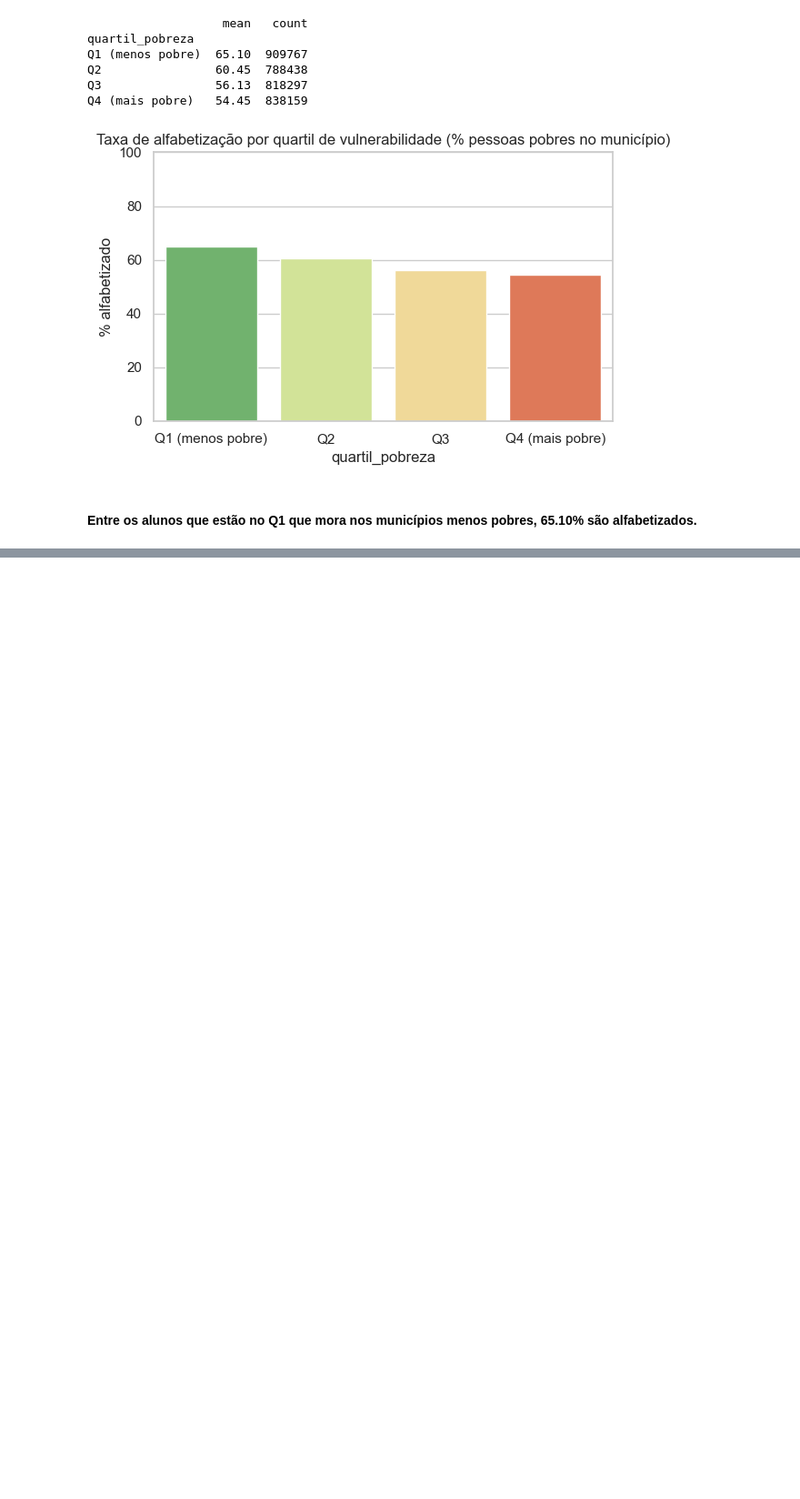
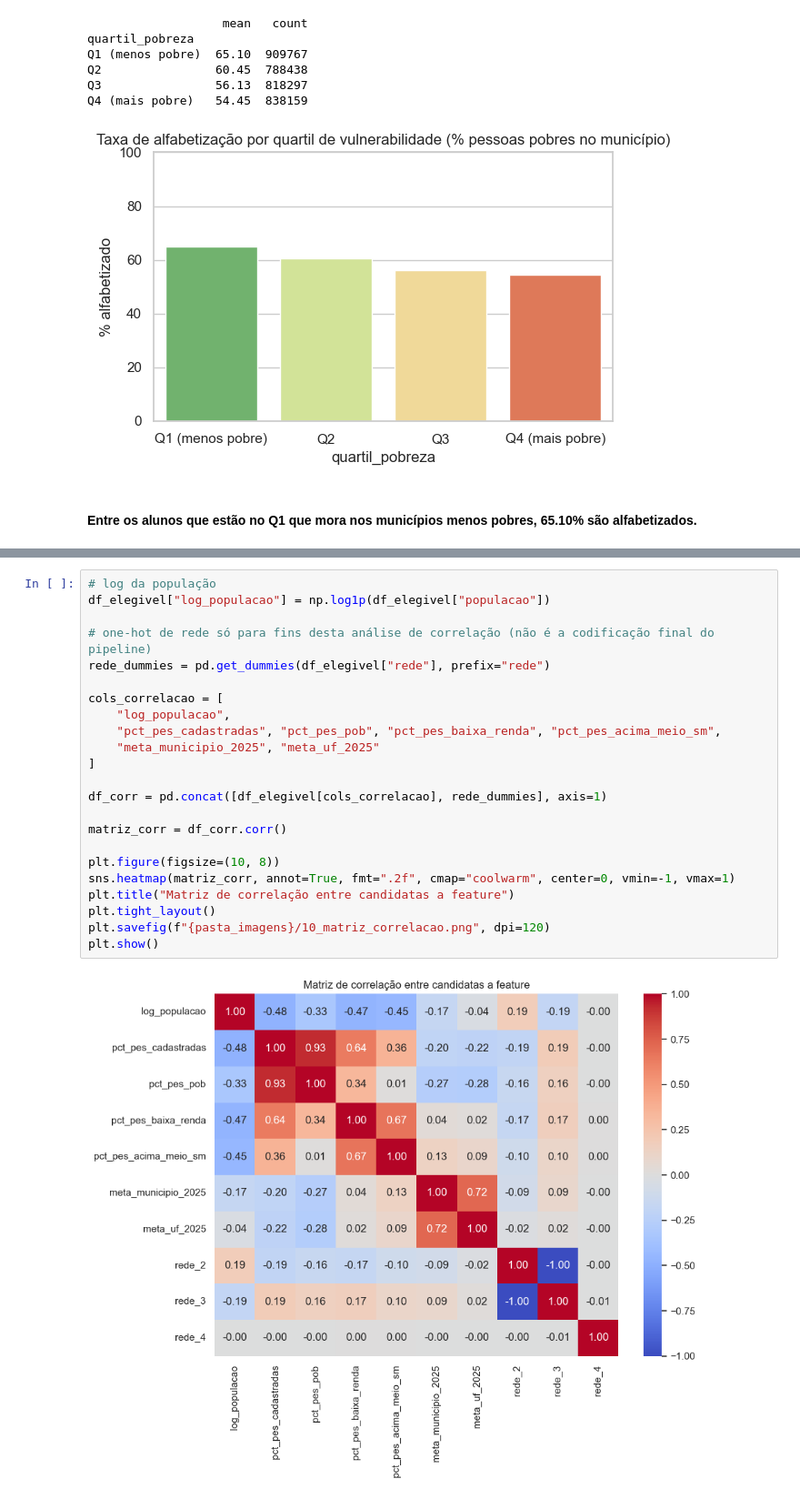
Before and after one commit to p-teco/tech_challenge_fase3, a Jupyter notebook: notebooks/EDA.ipynb, the cells around one changed output, grey strips where cells are left out. Shown at 91% size. Saved outputs shown, nothing was run; the diff lists cells and outputs as text; blank space fills up the shorter version.

```diff
--- a/notebooks/EDA.ipynb
+++ b/notebooks/EDA.ipynb
@@ -395,0 +497,25 @@ Q4 (mais pobre)   54.45  838159
+# %%
+# log da população
+df_elegivel["log_populacao"] = np.log1p(df_elegivel["populacao"])
+
+# one-hot de rede só para fins desta análise de correlação (não é a codificação final do pipeline)
+rede_dummies = pd.get_dummies(df_elegivel["rede"], prefix="rede")
+
+cols_correlacao = [
+    "log_populacao",
+    "pct_pes_cadastradas", "pct_pes_pob", "pct_pes_baixa_renda", "pct_pes_acima_meio_sm",
+    "meta_municipio_2025", "meta_uf_2025"
+]
+
+df_corr = pd.concat([df_elegivel[cols_correlacao], rede_dummies], axis=1)
+
+matriz_corr = df_corr.corr()
+
+plt.figure(figsize=(10, 8))
+sns.heatmap(matriz_corr, annot=True, fmt=".2f", cmap="coolwarm", center=0, vmin=-1, vmax=1)
+plt.title("Matriz de correlação entre candidatas a feature")
+plt.tight_layout()
+plt.savefig(f"{pasta_imagens}/10_matriz_correlacao.png", dpi=120)
+plt.show()
+# %% [output]
+[figure, added]
```
Also changed, not shown: parts of 8 cells of this notebook, 3 other files.
